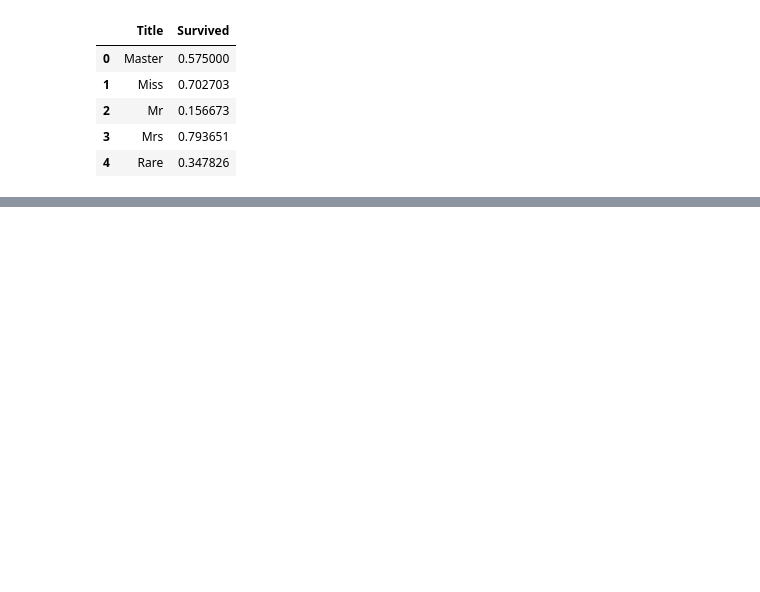
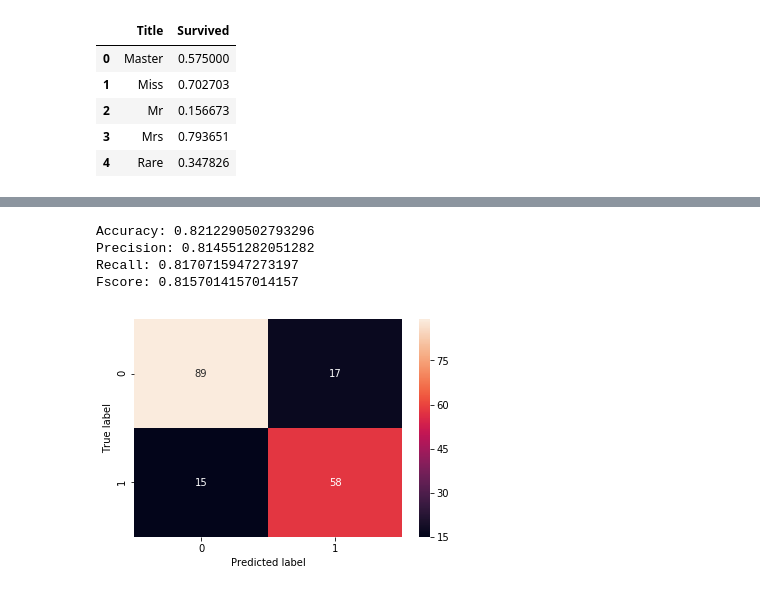
Before and after one commit to maciejchrabaszcz/Golem-BootCamp2019, a Jupyter notebook: Spotkanie2-reprocessing_ewaluacja.ipynb, the cells around one changed output, grey strips where cells are left out. Drawn from its saved outputs; the diff is of its cells as text; code cells hidden in the pictures; blank space fills up the shorter version.

```diff
--- a/Spotkanie2-reprocessing_ewaluacja.ipynb
+++ b/Spotkanie2-reprocessing_ewaluacja.ipynb
@@ -232,0 +258,19 @@ plt.show()
+# %%
+model = LinearRegression()
+model.fit(X_train, y_train)
+pred = model.predict(X_test) > 0.5
+cm = confusion_matrix(y_test, pred)
+acc = accuracy_score(y_test, pred)
+precision, recall, fscore, _ = precision_recall_fscore_support(y_test, pred, average='macro')
+
+print('Accuracy: {}\nPrecision: {}\nRecall: {}\nFscore: {}'.format(
+        acc, precision, recall, fscore))
+sns.heatmap(cm, annot=True, fmt='g')
+plt.ylabel('True label')
+plt.xlabel('Predicted label');
+# %% [output]
+Accuracy: 0.8212290502793296
+Precision: 0.814551282051282
+Recall: 0.8170715947273197
+Fscore: 0.8157014157014157
+[figure, added]
```
Also changed, not shown: parts of 31 cells of this notebook.
